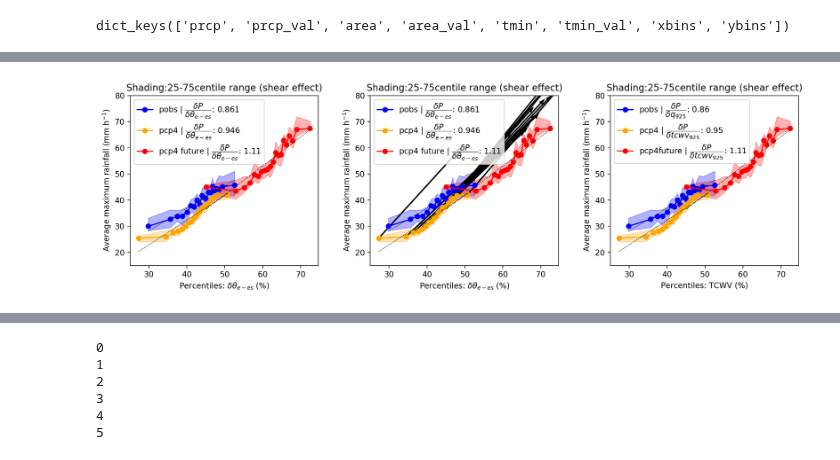
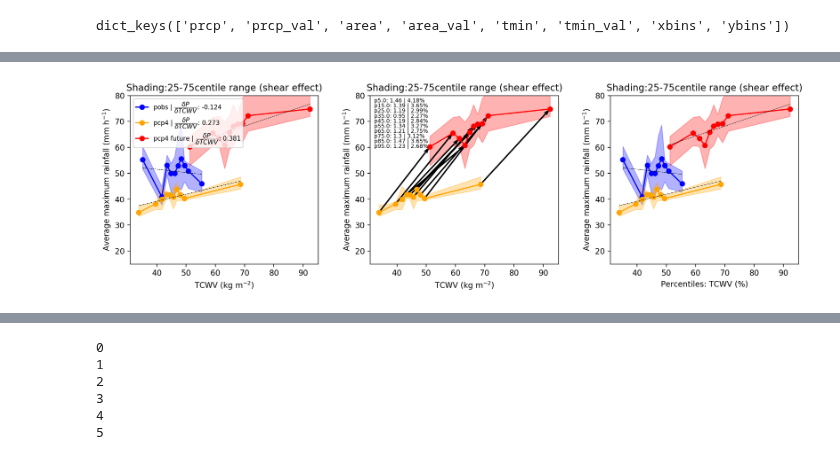
Before and after one commit to cornkle/proj_CEH, a Jupyter notebook: notebooks/CLOVER_scatter_fig3_mergedmonth-OBSONLY-WITHMODEL_SAHEL-sameAxes-50TCWV-MONTHLY_driverPercentiles.ipynb, the cells around one changed output, grey strips where cells are left out. Cells and saved outputs as stored; diff of their text form; code cells hidden in the pictures.

```diff
--- a/notebooks/CLOVER_scatter_fig3_mergedmonth-OBSONLY-WITHMODEL_SAHEL-sameAxes-50TCWV-MONTHLY_driverPercentiles.ipynb
+++ b/notebooks/CLOVER_scatter_fig3_mergedmonth-OBSONLY-WITHMODEL_SAHEL-sameAxes-50TCWV-MONTHLY_driverPercentiles.ipynb
@@ -351,9 +351,9 @@ def density_plot(v1,v2):
 
     return data
 # %%
-oposi =  (obs_gpm.prcp>=5) & (obs_gpm.theta_e>=-10) & (obs_gpm.area>=5000) & (obs_gpm.tmin<=-60) & (obs_gpm.shear>5) & (obs_gpm.tcwv>20)# & ((obs_gpm.month>=9) | (obs_gpm.month<=5)) #(obs_gpm.q925>=9.) & (obs_gpm.shear>-5) &
-cposi =   (hist.prcp>=5)  & (hist.theta_e>=-10) & (np.isfinite(hist.q925)) & np.isfinite(hist.shear)  & (hist.area>=5000) & (hist.tmin<=-60) & (hist.shear>5) & (hist.tcwv>20)#(hist.q925>=9.) & (hist.shear>-5) &
-fposi =  (fut.prcp>=5)  & (fut.theta_e>=-10) & (np.isfinite(fut.q925)) & np.isfinite(fut.shear)  & (fut.area>=5000) & (fut.tmin<=-60) & (fut.shear>5) & (fut.tcwv>20) #(fut.q925>=9.) & (fut.shear>-5) &
+oposi =  (obs_gpm.prcp>=5) & (obs_gpm.theta_e>=-10) & (obs_gpm.area>=5000) & (obs_gpm.tmin<=-55)  # & ((obs_gpm.month>=9) | (obs_gpm.month<=5)) #(obs_gpm.q925>=9.) & (obs_gpm.shear>-5) &
+cposi =   (hist.prcp>=5)  & (hist.theta_e>=-10) & (np.isfinite(hist.q925)) & np.isfinite(hist.shear)  & (hist.area>=5000) & (hist.tmin<=-55)  #(hist.q925>=9.) & (hist.shear>-5) &
+fposi =  (fut.prcp>=5)  & (fut.theta_e>=-10) & (np.isfinite(fut.q925)) & np.isfinite(fut.shear)  & (fut.area>=5000) & (fut.tmin<=-55)   #(fut.q925>=9.) & (fut.shear>-5) &
 # %%
 obs = obs_gpm[oposi]
 cp4 = hist[cposi]
@@ -447,7 +487,7 @@ def hist2d_six_area(data, valid=False):
 vlist = ['prcp', 'area', 'tmin']
 # %%
 def get_percentile(x):
-    return np.percentile(x[np.isfinite(x)], np.arange(0,101,5))
+    return np.percentile(x[np.isfinite(x)], np.arange(0,101,10))
 # %%
 # obs_q925 = hist2d.create_2dhist(obs.shear, obs.q925, get_percentile(obs.shear), get_percentile(obs.q925), obs, vlist)
 # obs_theta = hist2d.create_2dhist(obs.shear, obs.theta_e, get_percentile(obs.shear), get_percentile(obs.theta_e), obs, vlist)
@@ -461,7 +501,7 @@ def get_percentile(x):
 # cp4f_theta = hist2d.create_2dhist(cp4f.shear, cp4f.theta_e, get_percentile(cp4f.shear), get_percentile(cp4f.theta_e), cp4f, vlist)
 # cp4f_tcwv = hist2d.create_2dhist(cp4f.shear, cp4f.tcwv, get_percentile(cp4f.shear), get_percentile(cp4f.tcwv), cp4f, vlist)
 # %%
-percent=90
+percent=95
 obs_q925 = hist2d.create_2dhist_centile(obs.shear, obs.q925, get_percentile(obs.shear), get_percentile(obs.q925), obs, vlist, percent)
 obs_theta = hist2d.create_2dhist_centile(obs.shear, obs.theta_e, get_percentile(obs.shear), get_percentile(obs.theta_e), obs, vlist, percent)
 obs_tcwv = hist2d.create_2dhist_centile(obs.shear, obs.tcwv, get_percentile(obs.shear), get_percentile(obs.tcwv), obs, vlist, percent)
@@ -646,7 +666,7 @@ def binning_2dhist(prcp, tmin, bins):
 # %%
 def run_binning(dic, scat):
 
-    binns = np.arange(0,101,5) # collbins
+    binns = np.arange(0,101,10) # collbins
     binns = np.round(binns[0:-1]+((binns[1::]-binns[0:-1])/2),2)
 
     def linregress(bins,data, pval):
@@ -870,4 +832,7 @@ plt.tight_layout()
 # %%
+percmid = np.arange(0,101,10)
+percents = percmid[0:-1] + (percmid[1::]-percmid[0:-1])/2
+
 f = plt.figure(figsize=(13,4), dpi=200)
 
 
@@ -875,65 +840,69 @@ pobs = obs_shear_tcwv
 pcp4 = cp4_shear_tcwv
 pcp4f = cp4f_shear_tcwv
 ax = f.add_subplot(131)
-plt.plot(pobs['rbins'],pobs['pmean'], '-bo', label=r'pobs | $\dfrac{\delta P}{\delta \theta _{e-es}}$: ' + str(np.round(pobs['rslope'],3)))
+plt.plot(pobs['rbins'],pobs['pmean'], '-bo', label=r'pobs | $\dfrac{\delta P}{\delta TCWV}$: ' + str(np.round(pobs['rslope'],3)))
 plt.fill_between(pobs['rbins'],pobs['p10'],pobs['p90'], color='blue', alpha=0.3)
 plt.fill_between(pcp4['rbins'],pcp4['p10'],pcp4['p90'], color='orange', alpha=0.3)
 plt.fill_between(pcp4f['rbins'],pcp4f['p10'],pcp4f['p90'], color='red', alpha=0.3)
-plt.plot(pcp4['rbins'],pcp4['pmean'], color='orange', marker='o', label=r'pcp4 | $\dfrac{\delta P}{\delta \theta _{e-es}}$: ' + str(np.round(pcp4['rslope'],3)))
-plt.plot(pcp4f['rbins'],pcp4f['pmean'], '-ro', label=r'pcp4 future | $\dfrac{\delta P}{\delta \theta _{e-es}}$: ' + str(np.round(pcp4f['rslope'],3)))
+plt.plot(pcp4['rbins'],pcp4['pmean'], color='orange', marker='o', label=r'pcp4 | $\dfrac{\delta P}{\delta TCWV}$: ' + str(np.round(pcp4['rslope'],3)))
+plt.plot(pcp4f['rbins'],pcp4f['pmean'], '-ro', label=r'pcp4 future | $\dfrac{\delta P}{\delta TCWV}$: ' + str(np.round(pcp4f['rslope'],3)))
 plt.plot(pobs['rbins'],pobs['rslope']*pobs['rbins']+pobs['rintercept'], linestyle='dashed', color='k', linewidth=0.5)
 plt.plot(pcp4['rbins'],pcp4['rslope']*pcp4['rbins']+pcp4['rintercept'], linestyle='dashed', color='k', linewidth=0.5)
 plt.plot(pcp4f['rbins'],pcp4f['rslope']*pcp4f['rbins']+pcp4f['rintercept'], linestyle='dashed', color='k', linewidth=0.5)
-plt.xlabel(r'Percentiles: $\delta \theta _{e-es}$ (%)')
+plt.xlabel(r'TCWV (kg m$^{-2}$)')
 plt.ylabel('Average maximum rainfall (mm h$^{-1}$)')
 plt.title('Shading:25-75centile range (shear effect)')
 #plt.ylim(10,0)
 plt.ylim(15,80)
-plt.legend(loc='upper left')
+plt.legend(loc='upper left', fontsize=8)
 
 pobs = obs_shear_tcwv
 pcp4 = cp4_shear_tcwv
 pcp4f = cp4f_shear_tcwv
 ax = f.add_subplot(132)
-plt.plot(pobs['rbins'],pobs['pmean'], '-bo', label=r'pobs | $\dfrac{\delta P}{\delta \theta _{e-es}}$: ' + str(np.round(pobs['rslope'],3)))
-plt.fill_between(pobs['rbins'],pobs['p10'],pobs['p90'], color='blue', alpha=0.3)
+#plt.plot(pobs['rbins'],pobs['pmean'], '-bo', label=r'pobs | $\dfrac{\delta P}{\delta \theta _{e-es}}$: ' + str(np.round(pobs['rslope'],3)))
+#plt.fill_between(pobs['rbins'],pobs['p10'],pobs['p90'], color='blue', alpha=0.3)
 plt.fill_between(pcp4['rbins'],pcp4['p10'],pcp4['p90'], color='orange', alpha=0.3)
 plt.fill_between(pcp4f['rbins'],pcp4f['p10'],pcp4f['p90'], color='red', alpha=0.3)
-plt.plot(pcp4['rbins'],pcp4['pmean'], color='orange', marker='o', label=r'pcp4 | $\dfrac{\delta P}{\delta \theta _{e-es}}$: ' + str(np.round(pcp4['rslope'],3)))
+plt.plot(pcp4['rbins'],pcp4['pmean'], color='orange', marker='o', label=r'pcp4 | $\dfrac{\delta P}{\delta TCWV}$: ' + str(np.round(pcp4['rslope'],3)))
 plt.plot(pcp4f['rbins'],pcp4f['pmean'], '-ro', label=r'pcp4 future | $\dfrac{\delta P}{\delta \theta _{e-es}}$: ' + str(np.round(pcp4f['rslope'],3)))
-plt.plot(pobs['rbins'],pobs['rslope']*pobs['rbins']+pobs['rintercept'], linestyle='dashed', color='k', linewidth=0.5)
-plt.plot(pcp4['rbins'],pcp4['rslope']*pcp4['rbins']+pcp4['rintercept'], linestyle='dashed', color='k', linewidth=0.5)
-plt.plot(pcp4f['rbins'],pcp4f['rslope']*pcp4f['rbins']+pcp4f['rintercept'], linestyle='dashed', color='k', linewidth=0.5)
+#plt.plot(pobs['rbins'],pobs['rslope']*pobs['rbins']+pobs['rintercept'], linestyle='dashed', color='k', linewidth=0.5)
+#plt.plot(pcp4['rbins'],pcp4['rslope']*pcp4['rbins']+pcp4['rintercept'], linestyle='dashed', color='k', linewidth=0.5)
+#plt.plot(pcp4f['rbins'],pcp4f['rslope']*pcp4f['rbins']+pcp4f['rintercept'], linestyle='dashed', color='k', linewidth=0.5)
 #ipdb.set_trace()
-plt.quiver(pcp4['rbins'], pcp4['pmean'],(pcp4f['rbins']-pcp4['rbins']),np.array((pcp4f['pmean'])-np.array(pcp4['pmean'])), scale=40)
-plt.xlabel(r'Percentiles: $\delta \theta _{e-es}$ (%)')
+plt.quiver(pcp4['rbins'], pcp4['pmean'],(pcp4f['rbins']-pcp4['rbins']),np.array((pcp4f['pmean'])-np.array(pcp4['pmean'])), angles='xy', scale_units='xy', scale=1)
+for ids, percs in enumerate(percents):
+    ppabs = (np.array((pcp4f['pmean'][ids])-np.array(pcp4['pmean'][ids]))/((pcp4f['rbins'][ids]-pcp4['rbins'][ids])))
+    pperc = np.round(ppabs / pcp4['pmean'][ids]*100,2)
+    plt.text(0.02, 0.96-ids*0.03,'p'+str(percs)+': ' + str(np.round(ppabs,2)) + ' | ' + str(pperc)+'%', transform=ax.transAxes, fontsize=7)  #(0.02, 0.08, 'ITD 0-line', color='turquoise', fontsize=12, transform=ax.transAxes)
+
+plt.xlabel(r'TCWV (kg m$^{-2}$)')
 plt.ylabel('Average maximum rainfall (mm h$^{-1}$)')
 plt.title('Shading:25-75centile range (shear effect)')
 #plt.ylim(10,0)
 plt.ylim(15,80)
-plt.legend(loc='upper left')
 
 pobs = obs_shear_tcwv
 pcp4 = cp4_shear_tcwv
 pcp4f = cp4f_shear_tcwv
 ax = f.add_subplot(133)
 plt.plot(pobs['rbins'],pobs['pmean'], '-bo', label=r'pobs | $\dfrac{\delta P}{\delta q_{925}}$: ' + str(np.round(pobs['rslope'],2)))
 plt.fill_between(pobs['rbins'],pobs['p10'],pobs['p90'], color='blue', alpha=0.3)
 plt.fill_between(pcp4['rbins'],pcp4['p10'],pcp4['p90'], color='orange', alpha=0.3)
 plt.fill_between(pcp4f['rbins'],pcp4f['p10'],pcp4f['p90'], color='red', alpha=0.3)
-plt.plot(pcp4['rbins'],pcp4['pmean'], color='orange', marker='o', label=r'pcp4 | $\dfrac{\delta P}{\delta tcwv_{925}}$: ' + str(np.round(pcp4['rslope'],2)))
+plt.plot(pcp4['rbins'],pcp4['pmean'], color='orange', marker='o', label=r'pcp4 | $\dfrac{\delta P}{\delta TCWV}$: ' + str(np.round(pcp4['rslope'],2)))
 plt.plot(pcp4f['rbins'],pcp4f['pmean'], '-ro', label=r'pcp4future | $\dfrac{\delta P}{\delta tcwv_{925}}$: ' + str(np.round(pcp4f['rslope'],2)))
 plt.plot(pobs['rbins'],pobs['rslope']*pobs['rbins']+pobs['rintercept'], linestyle='dashed', color='k', linewidth=0.5)
 plt.plot(pcp4['rbins'],pcp4['rslope']*pcp4['rbins']+pcp4['rintercept'], linestyle='dashed', color='k', linewidth=0.5)
 plt.plot(pcp4f['rbins'],pcp4f['rslope']*pcp4f['rbins']+pcp4f['rintercept'], linestyle='dashed', color='k', linewidth=0.5)
 plt.xlabel('Percentiles: TCWV (%)')
 plt.ylabel('Average maximum rainfall (mm h$^{-1}$)')
 plt.title('Shading:25-75centile range (shear effect)')
 #plt.ylim(10,80)
 plt.ylim(15,80)
-plt.legend(loc='upper left')
+
 
 plt.tight_layout()
 #plt.savefig(cnst.network_data + 'figs/ENDGAME/scatter_'+tag+'_OBS_CP4futureavg_'+ttag+'.png')
 # %% [output]
-[figure, old version]
+[figure, new version]
```
Also changed, not shown: parts of 24 cells of this notebook, 8 other files.
